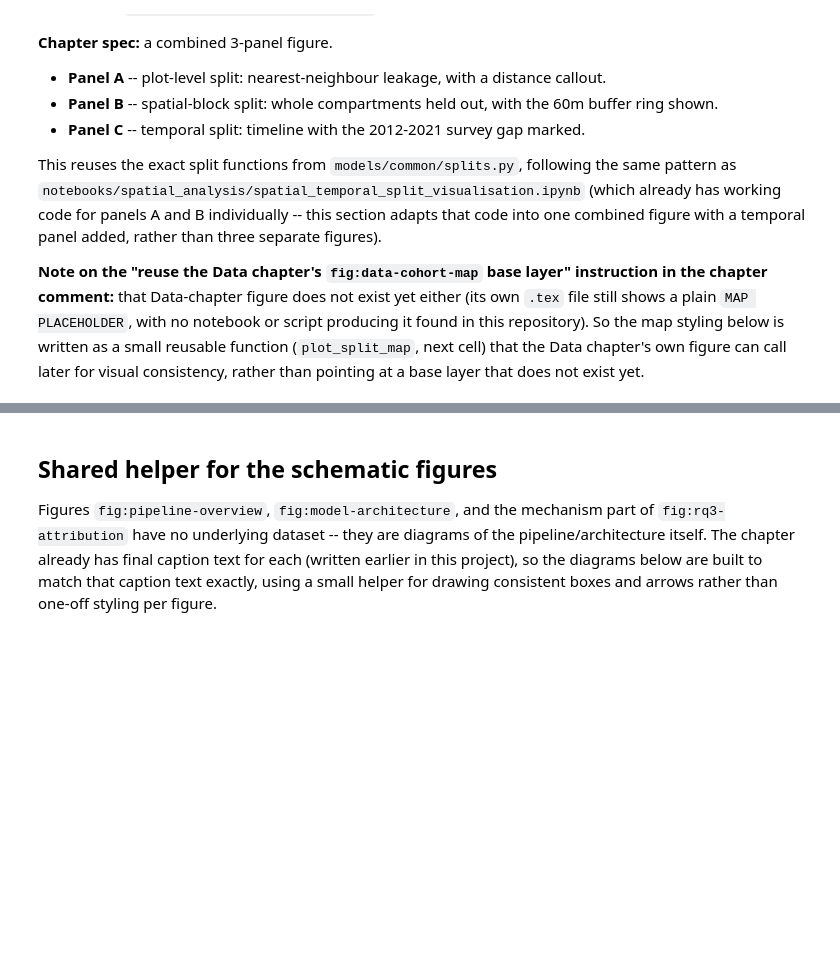
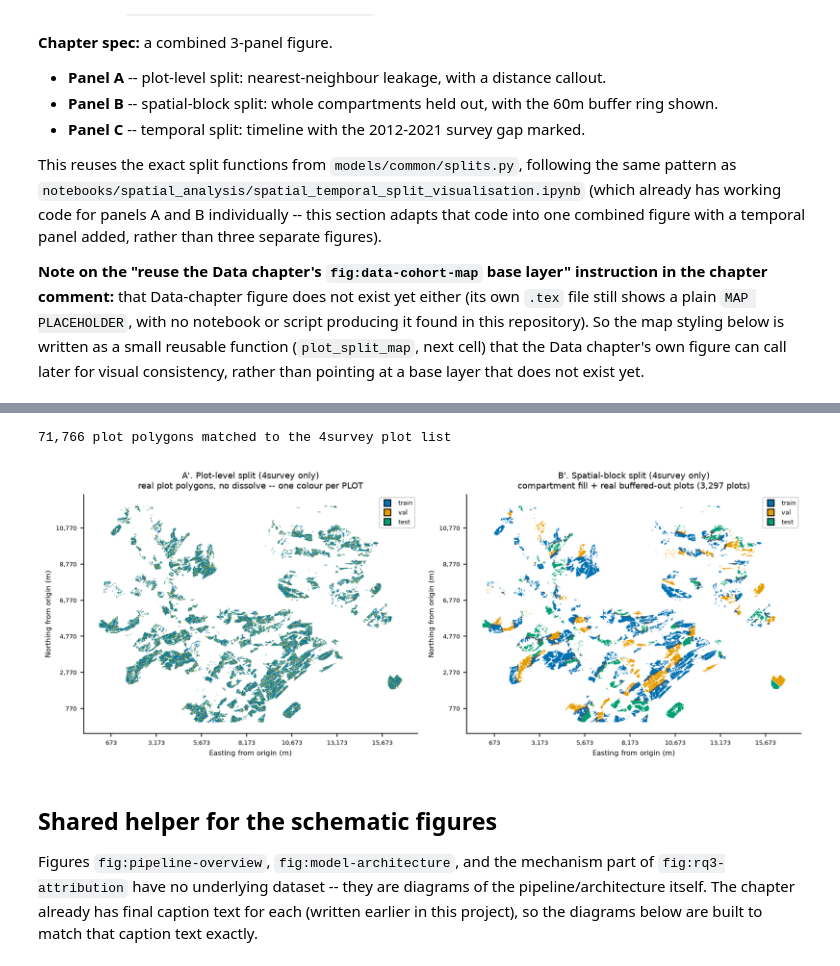
Before and after one commit to shreeyagorasia/forest_diss, a Jupyter notebook: documentation/august_draft/4_Chapter_methodology/methodology_figures.ipynb, the cells around one changed output, grey strips where cells are left out. Drawn from its saved outputs; the diff is of its cells as text; code cells hidden in the pictures; blank space fills up the shorter version.

Commit message:
updates to my draft, before i make it smae as the draft i have in overleaf at todays datatime: 18th_3.18pm

```diff
--- a/documentation/august_draft/4_Chapter_methodology/methodology_figures.ipynb
+++ b/documentation/august_draft/4_Chapter_methodology/methodology_figures.ipynb
@@ -334,8 +704,77 @@ Saved -> /Users/shreeyagorasia/UoE_Docs/Dissertation/forest_diss/documentation/a
+# %%
+import geopandas as gpd
+
+# Load raw plot polygons, keep one polygon per unique plot (geometry is identical across a
+# plot's survey years -- verified separately), then filter to this cohort's own plot list.
+raw_plot_polygons = gpd.read_file(project_root / "data" / "raw" / "LiDAR_Years_All_7jul.gpkg", layer="LiDAR_Years")
+raw_plot_polygons = raw_plot_polygons.drop_duplicates("identification")[["identification", "cpmt", "geometry"]]
+plot_polygons = raw_plot_polygons[raw_plot_polygons["identification"].isin(plots_df["identification"])].copy()
+
+# Attach the same split labels already computed above (plot_split for A, buffered_split for
+# B) by joining on identification -- no split logic is recomputed here.
+plot_polygons = plot_polygons.merge(
+    plots_df[["identification", "plot_split", "buffered_split"]], on="identification", how="left",
+)
+print(f"{len(plot_polygons):,} plot polygons matched to the 4survey plot list")
+
+split_colors_abbr = {"train": COLOR_TRAIN, "val": COLOR_VAL, "test": COLOR_TEST}
+
+fig, (ax_a2, ax_b2) = plt.subplots(1, 2, figsize=(11, 5.5))
+
+# --- Panel A': every plot's own true polygon, filled by its plot-level split label ---
+for split_name, color in split_colors_abbr.items():
+    subset = plot_polygons[plot_polygons["plot_split"] == split_name]
+    subset.plot(ax=ax_a2, color=color, edgecolor="none")
+ax_a2.set_title("A'. Plot-level split (4survey only)\nreal plot polygons, no dissolve -- one colour per PLOT", fontsize=8.5)
+
+# --- Panel B': compartment polygons (dissolved by cpmt), filled by their ORIGINAL split ---
+# (before buffering -- buffering only ever removes train plots, it never changes which
+# split a compartment was originally assigned to).
+compartment_polygons = plot_polygons.dissolve(by="cpmt").reset_index()
+compartment_to_split = plots_df.set_index("cpmt")["buffered_split"]
+# A compartment's ORIGINAL split (pre-buffer) is recovered from any of its own train/val/test
+# plots -- buffered plots still belonged to a train compartment, so this is only needed to
+# label compartments that lost ALL their plots to buffering (rare, but possible for a very
+# small compartment -- see the earlier scratch test's "2 fully-buffered compartments" note).
+plot_original_split = plots_df["buffered_split"].where(plots_df["buffered_split"] != "buffer", "train")
+compartment_to_original_split = plots_df.assign(_orig=plot_original_split).groupby("cpmt")["_orig"].first()
+compartment_polygons["split"] = compartment_polygons["cpmt"].map(compartment_to_original_split)
+
+for split_name, color in split_colors_abbr.items():
+    subset = compartment_polygons[compartment_polygons["split"] == split_name]
+    subset.plot(ax=ax_b2, color=color, edgecolor="white", linewidth=0.3)
+
+# The REAL buffered-out train plots (exact, not an approximated ring), hatched on top.
+buffered_out_plots = plot_polygons[plot_polygons["buffered_split"] == "buffer"]
+buffered_out_plots.plot(ax=ax_b2, facecolor="none", edgecolor=COLOR_NEUTRAL_EDGE, hatch="///", linewidth=0.3)
+
+ax_b2.set_title(
+    f"B'. Spatial-block split (4survey only)\ncompartment fill + real buffered-out plots ({len(buffered_out_plots):,} plots)",
+    fontsize=8.5,
+)
+
+for ax in (ax_a2, ax_b2):
+    ax.set_aspect("equal")
+    ax.xaxis.set_major_formatter(FuncFormatter(lambda value, pos: f"{value - ORIGIN_X:,.0f}"))
+    ax.yaxis.set_major_formatter(FuncFormatter(lambda value, pos: f"{value - ORIGIN_Y:,.0f}"))
+    ax.tick_params(labelsize=6)
+    ax.set_xlabel("Easting from origin (m)", fontsize=7)
+    ax.set_ylabel("Northing from origin (m)", fontsize=7)
+    legend_handles = [
+        plt.Line2D([0], [0], marker="s", color="none", markerfacecolor=c, markersize=7, label=n)
+        for n, c in split_colors_abbr.items()
+    ]
+    ax.legend(handles=legend_handles, loc="upper right", fontsize=6, frameon=True, framealpha=0.85, borderpad=0.4)
+
+plt.tight_layout()
+plt.show()
+# %% [output]
+71,766 plot polygons matched to the 4survey plot list
+[figure, added]
 # %% [markdown]
 ## Shared helper for the schematic figures
 
 Figures `fig:pipeline-overview`, `fig:model-architecture`, and the mechanism part of
 `fig:rq3-attribution` have no underlying dataset -- they are diagrams of the pipeline/architecture
 itself. The chapter already has final caption text for each (written earlier in this project), so the
-diagrams below are built to match that caption text exactly, using a small helper for drawing
-consistent boxes and arrows rather than one-off styling per figure.
+diagrams below are built to match that caption text exactly.
```
Also changed, not shown: parts of 26 cells of this notebook, 7 other files.
